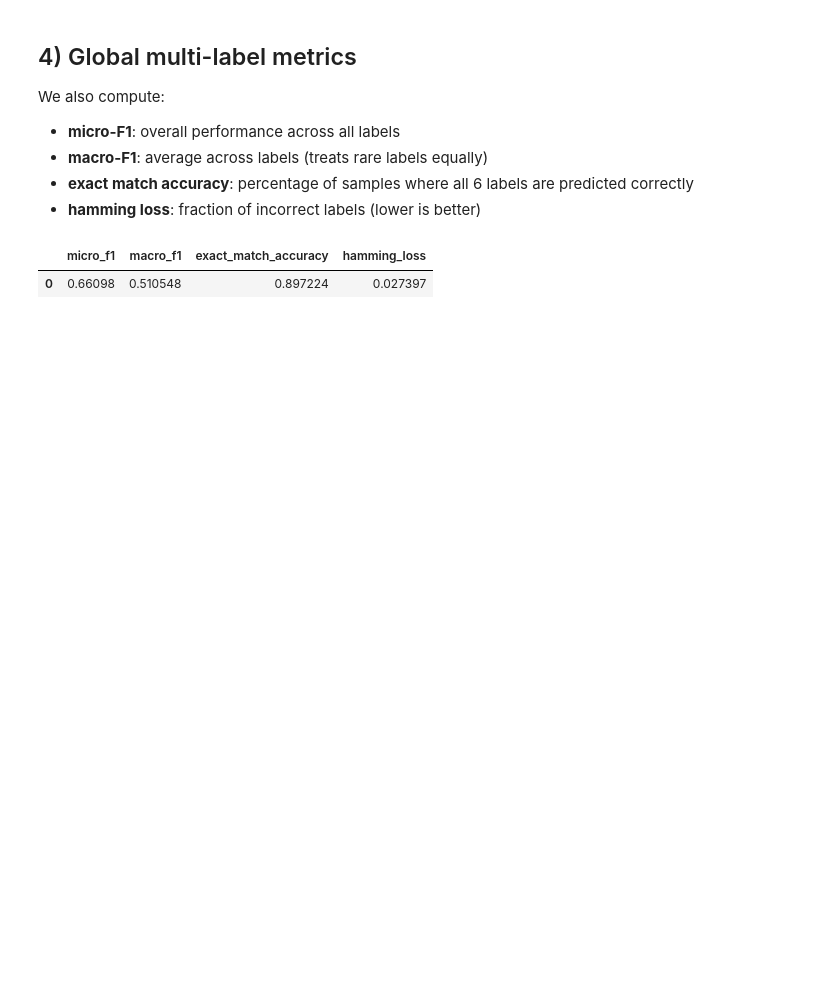
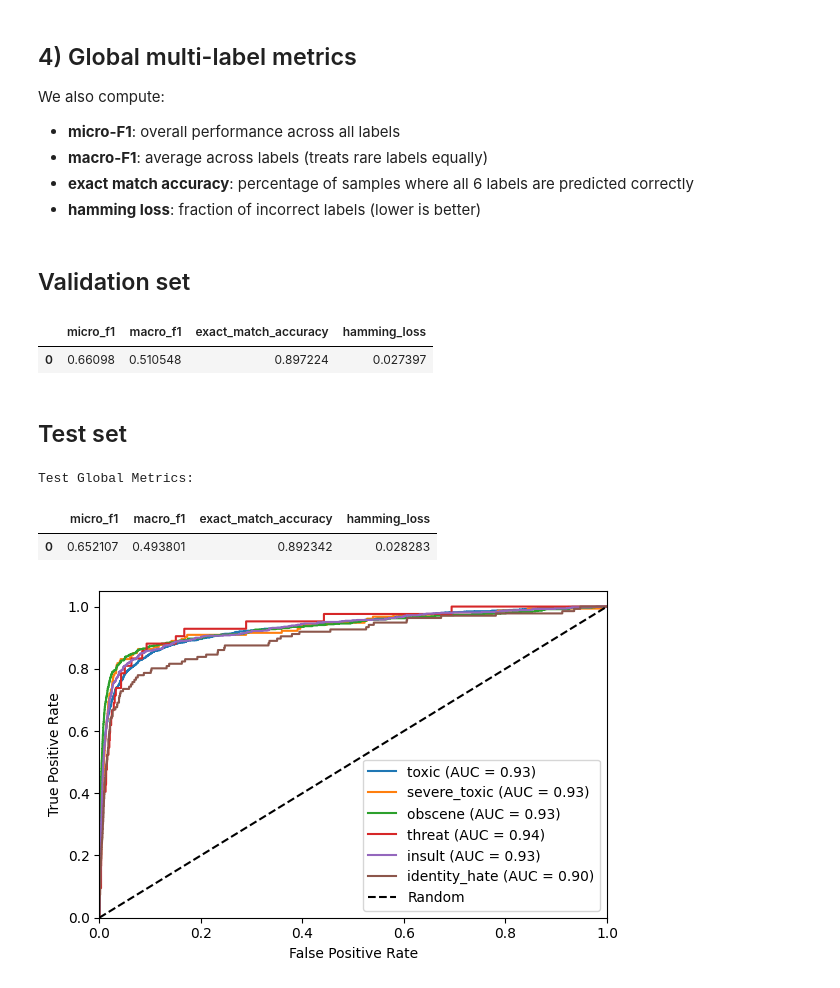
Before and after one commit to ZakaryaAD/Toxic-Comment-Classification-using-Classical-NLP-Methods-and-a-Lightweight-Transformer, a Jupyter notebook: notebooks/naive_bayes_classification.ipynb, the cells around one changed output. Cells and saved outputs as stored; diff of their text form; code cells hidden in the pictures; blank space fills up the shorter version.

Commit message:
graphica added for comparison

```diff
--- a/notebooks/naive_bayes_classification.ipynb
+++ b/notebooks/naive_bayes_classification.ipynb
@@ -125,6 +170,8 @@ We also compute:
 - **macro-F1**: average across labels (treats rare labels equally)
 - **exact match accuracy**: percentage of samples where all 6 labels are predicted correctly
 - **hamming loss**: fraction of incorrect labels (lower is better)
+# %% [markdown]
+## Validation set
 # %%
 Y_true = df_valid[LABELS].values
 
@@ -148,12 +195,54 @@ global_df
 # %% [output]
 |  | micro_f1 | macro_f1 | exact_match_accuracy | hamming_loss |
 | 0 | 0.66098 | 0.510548 | 0.897224 | 0.027397 |
+# %% [markdown]
+## Test set
 # %%
-#os.makedirs("../data/results", exist_ok=True)
+# Global multi-label metrics for test set
+Y_true_test = df_test[LABELS].values
 
-#results_df.to_csv("../data/results/nb_valid_per_label.csv", index=False)
-#global_df.to_csv("../data/results/nb_valid_global.csv", index=False)
+Y_pred_test = np.column_stack([
+    models[label].predict(X_test_counts) for label in LABELS
+])
 
-#print("Saved:")
-#print("- ../data/results/nb_valid_per_label.csv")
-#print("- ../data/results/nb_valid_global.csv")
+micro_f1_test = f1_score(Y_true_test, Y_pred_test, average="micro", zero_division=0)
+macro_f1_test = f1_score(Y_true_test, Y_pred_test, average="macro", zero_division=0)
+exact_acc_test = accuracy_score(Y_true_test, Y_pred_test)
+hamm_test = hamming_loss(Y_true_test, Y_pred_test)
+
+global_test_df = pd.DataFrame([{
+    "micro_f1": micro_f1_test,
+    "macro_f1": macro_f1_test,
+    "exact_match_accuracy": exact_acc_test,
+    "hamming_loss": hamm_test
+}])
+
+print("Test Global Metrics:")
+display(global_test_df)
+
+# ROC curves for all labels
+plt.figure(figsize=(6, 4))
+for label in LABELS:
+    y_true = df_test[label].values
+    y_proba = models[label].predict_proba(X_test_counts)
+    # Handle both 1D and 2D array cases
+    if y_proba.ndim == 2:
+        y_proba = y_proba[:, 1]
+    fpr, tpr, _ = roc_curve(y_true, y_proba)
+    roc_auc = auc(fpr, tpr)
+    plt.plot(fpr, tpr, label=f'{label} (AUC = {roc_auc:.2f})')
+
+plt.plot([0, 1], [0, 1], 'k--', label='Random')
+plt.xlim([0.0, 1.0])
+plt.ylim([0.0, 1.05])
+plt.xlabel('False Positive Rate')
+plt.ylabel('True Positive Rate')
+# plt.title('ROC Curves for All Labels (Test Set)')
+plt.legend(loc="lower right")
+plt.tight_layout()
+plt.show()
+# %% [output]
+Test Global Metrics:
+|  | micro_f1 | macro_f1 | exact_match_accuracy | hamming_loss |
+| 0 | 0.652107 | 0.493801 | 0.892342 | 0.028283 |
+[figure, added]
```
Also changed, not shown: parts of 8 cells of this notebook.
